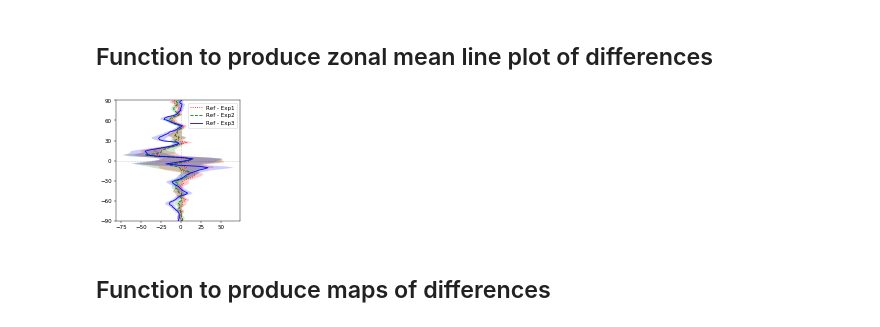
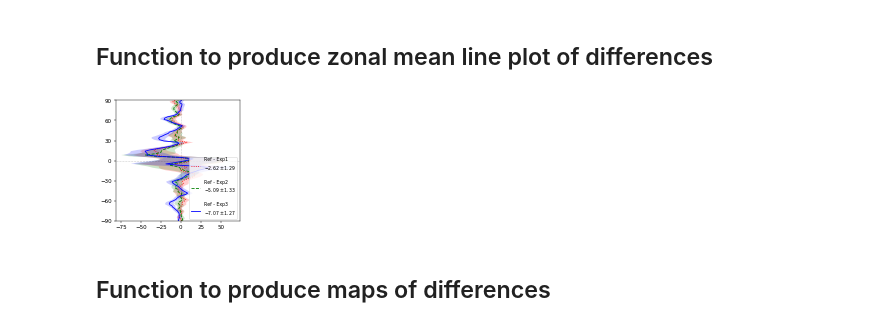
Before and after one commit to grandey/p17d-sulphur-eas-eqm, a Jupyter notebook: analysis_draft2018a/figures_draft2018a.ipynb, the cells around one changed output. Drawn from its saved outputs; the diff is of its cells as text; code cells hidden in the pictures.

Commit message:
Adding global means to zonal mean plot legend

```diff
--- a/analysis_draft2018a/figures_draft2018a.ipynb
+++ b/analysis_draft2018a/figures_draft2018a.ipynb
@@ -235,16 +235,18 @@ def zonal_mean_line_plot(variable='PRECC+PRECL',
                          xlabel=None,
                          xlim=None,
                          ylabel=None,
+                         mean_format='${:+.2f}\pm{:.2f}$',
                          ax=None):
     # Create Axes if no Axes passed as an argument
     if ax is None:
         fig, ax = plt.subplots(1, 1, figsize=(4, 4))
     # Load data for reference scenario
-    data = lib_draft2018a.load_output(variable=variable, scenario='2000',
+    ref_data = lib_draft2018a.load_output(variable=variable, scenario='2000',
                                       f_or_b=f_or_b,
                                       season='annual', apply_sf=True)
-    ref_zm = data.mean(dim='lon')  # zonal mean
-    data.close()
+    ref_zm = ref_data.mean(dim='lon')  # zonal mean
+    ref_awm = climapy.xr_area_weighted_stat(ref_data)  # area-weighted means
+    ref_data.close()
     # Loop over other scenarios
     for scenario, c, linestyle in zip(['eas0', 'eas0b', 'eas0c'],
                                       ['r', 'g', 'b'],
@@ -253,47 +255,58 @@ def zonal_mean_line_plot(variable='PRECC+PRECL',
         data = lib_draft2018a.load_output(variable=variable, scenario=scenario,
                                           f_or_b=f_or_b,
                                           season='annual', apply_sf=True)
-        zm = data.mean(dim='lon')  # zonal mean
+        zm = data.mean(dim='lon')
+        awm = climapy.xr_area_weighted_stat(data)
         data.close()
+        # Area-weighted mean diff and error - used for legend label
+        awm_diff = (ref_awm.mean(dim='year').data -
+                    awm.mean(dim='year').data)
+        error1 = (ref_awm.std(dim='year', ddof=1).data.flatten() /
+                  np.sqrt(ref_awm['year'].size))
+        error2 = (awm.std(dim='year', ddof=1).data.flatten() /
+                  np.sqrt(awm['year'].size))
+        error = float(np.sqrt(error1**2 + error2**2))
+        # Legend label
+        label = ('Ref - {}\n'.format(scenario_name_dict[scenario]) +
+                 mean_format.format(awm_diff, error))
         # Plot line - showing mean diff across time
         diff = (ref_zm.mean(dim='year').data.flatten()  # Ref - scenario
                 - zm.mean(dim='year').data.flatten())
-        label = 'Ref - {}'.format(scenario_name_dict[scenario])
         ax.plot(diff, zm['lat'].data,
                 c=c, linestyle=linestyle, alpha=1,
                 label=label)
         # Plot shading - showing standard error
-        error1 = (zm.std(dim='year', ddof=1).data.flatten() /
+        error1 = (ref_zm.std(dim='year', ddof=1).data.flatten() /
+                  np.sqrt(ref_zm['year'].size))
+        error2 = (zm.std(dim='year', ddof=1).data.flatten() /
                   np.sqrt(zm['year'].size))
-        error2 = (ref_zm.std(dim='year', ddof=1).data.flatten() /
-                  np.sqrt(ref_zm['year'].size))
         error = np.sqrt(error1**2 + error2**2)
         ax.fill_betweenx(zm['lat'].data, diff-error, diff+error,
                          facecolor=c, alpha=0.2)
     # Lines showing zero
     ax.axhline(0, c='k', alpha=0.2, linewidth=1, linestyle='--')
     ax.axvline(0, c='k', alpha=0.2, linewidth=1, linestyle='--')
     # y-axis
     ax.set_ylim([-90, 90])
     ax.set_yticks(np.arange(-90, 91, 30))
     if ylabel:
         ax.set_ylabel(r'Latitude, $^\circ$N', fontsize='large')
     # x-axis
     if xlabel:
         ax.set_xlabel(xlabel, fontsize='large')
     if xlim:
         ax.set_xlim(xlim)
     # Title and legend
     if title:
         ax.set_title(title, fontsize='large')
-    ax.legend()
+    ax.legend(loc=4, fontsize='small', labelspacing=2)
     return ax
 
 # Example
 if True:
     zonal_mean_line_plot()
 # %% [output]
-[figure, old version]
+[figure, new version]
 # %% [markdown]
 ## Function to produce maps of differences
 # %%
```
Also changed, not shown: parts of 3 cells of this notebook.
